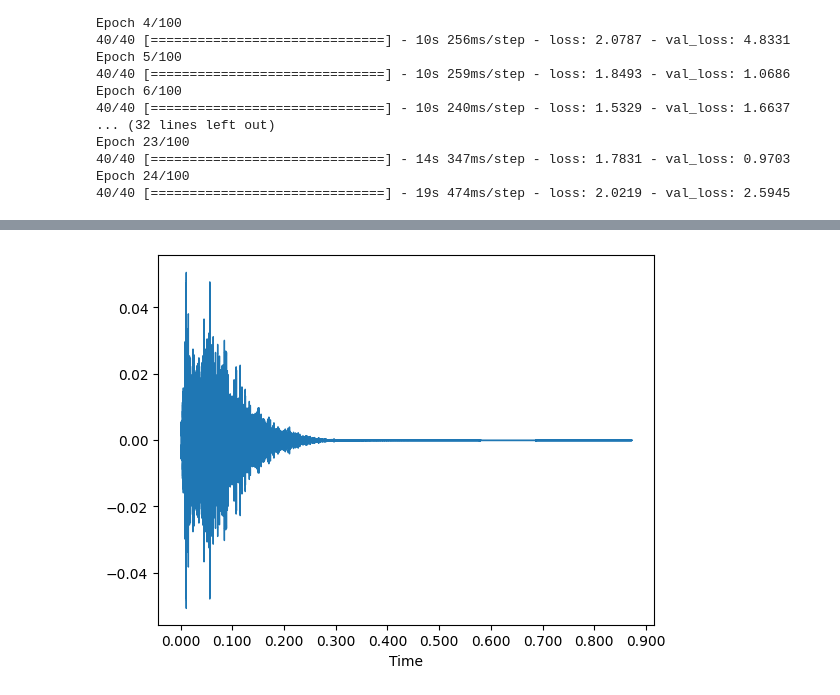
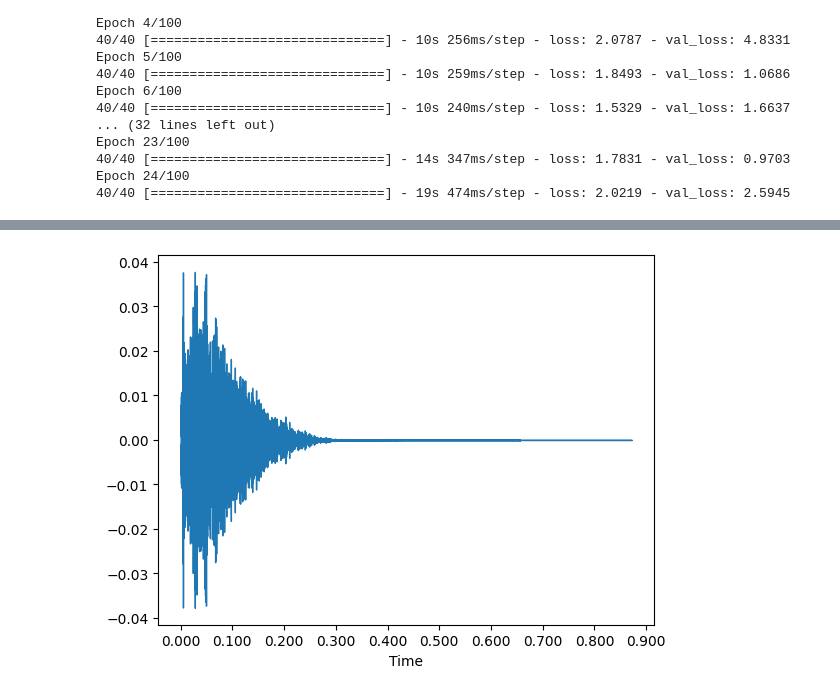
Before and after one commit to CharlieElwess/INFINITE_DRUMS, a Jupyter notebook: drum_creation_notebooks/CE_Make_Snares.ipynb, the cells around one changed output, grey strips where cells are left out. Cells and saved outputs as stored; diff of their text form; code cells hidden in the pictures.

```diff
--- a/drum_creation_notebooks/CE_Make_Snares.ipynb
+++ b/drum_creation_notebooks/CE_Make_Snares.ipynb
@@ -188,6 +188,6 @@ postproc_and_play(images[2])
 # %%
-postproc_and_play(images[3])
+postproc_and_play_snare(images[3])
 # %% [output]
 [interactive output not drawn]
-[figure, old version]
+[figure, new version]
 # %%
```
Also changed, not shown: parts of 4 cells of this notebook.
